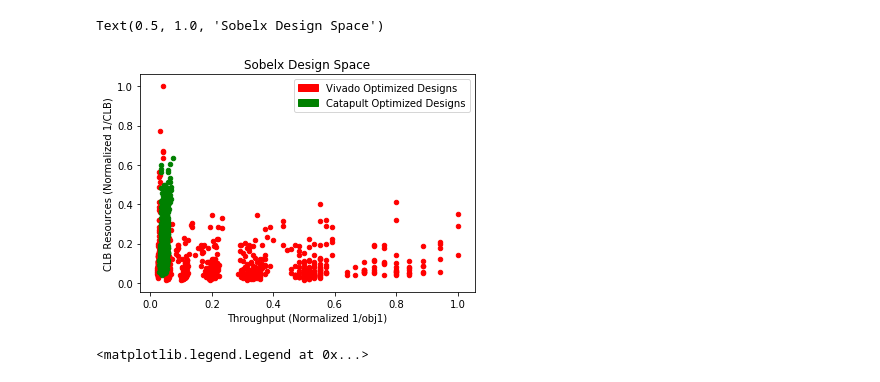
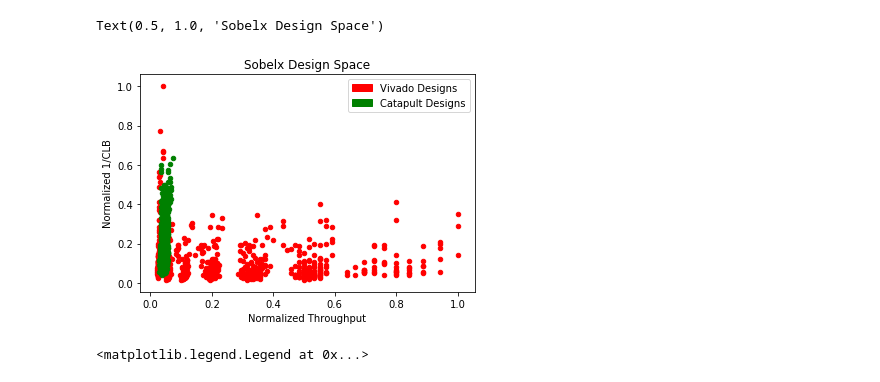
Before and after one commit to KastnerRG/Spector-HLS, a Jupyter notebook: sobel_filter/results/postproc/sobelx_postproc.ipynb, the cells around one changed output. Cells and saved outputs as stored; diff of their text form; code cells hidden in the pictures.

Commit message:
Changed legend

```diff
--- a/sobel_filter/results/postproc/sobelx_postproc.ipynb
+++ b/sobel_filter/results/postproc/sobelx_postproc.ipynb
@@ -38,17 +38,17 @@ vdfx = vdfx.drop(columns=['knob_dimy_part_factor'])
 # %%
 ax1 = vdfx.plot(x='throughput', y='1/obj2', kind='scatter', c='r')
 ax = cdfx.plot(x='throughput', y='1/obj2', kind='scatter', c='g', ax=ax1)
 #ax1.set_ylim(0,0.016)
 
-red_data = mpatches.Patch(color='red', label='Vivado Optimized Designs')
-green_data = mpatches.Patch(color='green', label='Catapult Optimized Designs')
+red_data = mpatches.Patch(color='red', label='Vivado Designs')
+green_data = mpatches.Patch(color='green', label='Catapult Designs')
 plt.legend(handles=[red_data, green_data])
-plt.xlabel('Throughput (Normalized 1/obj1)')
-plt.ylabel('CLB Resources (Normalized 1/CLB)')
+plt.xlabel('Normalized Throughput')
+plt.ylabel('Normalized 1/CLB')
 plt.title("Sobelx Design Space")
 # %% [output]
 Text(0.5, 1.0, 'Sobelx Design Space')
-[figure, old version]
+[figure, new version]
 # %%
 
 
```
Also changed, not shown: parts of 6 cells of this notebook, 6 other files.
